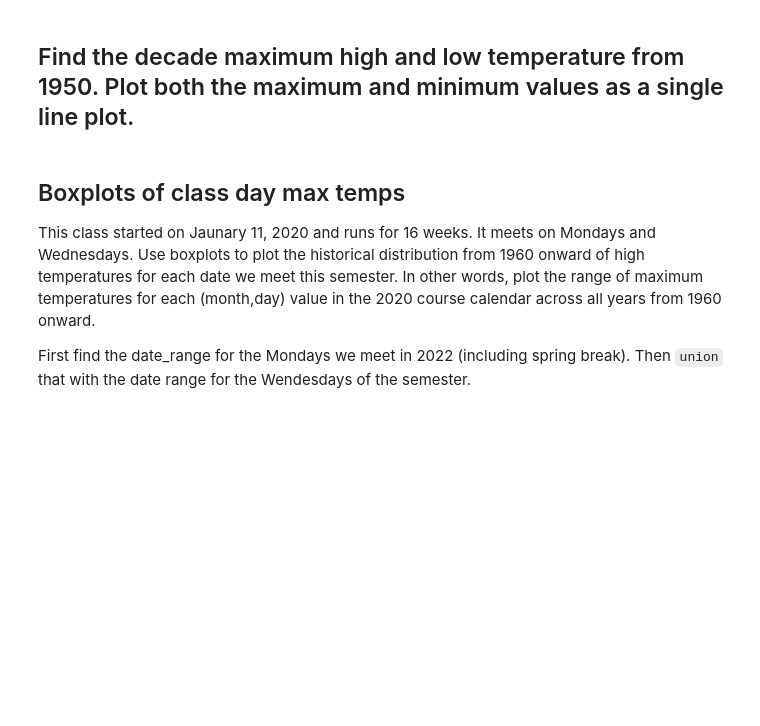
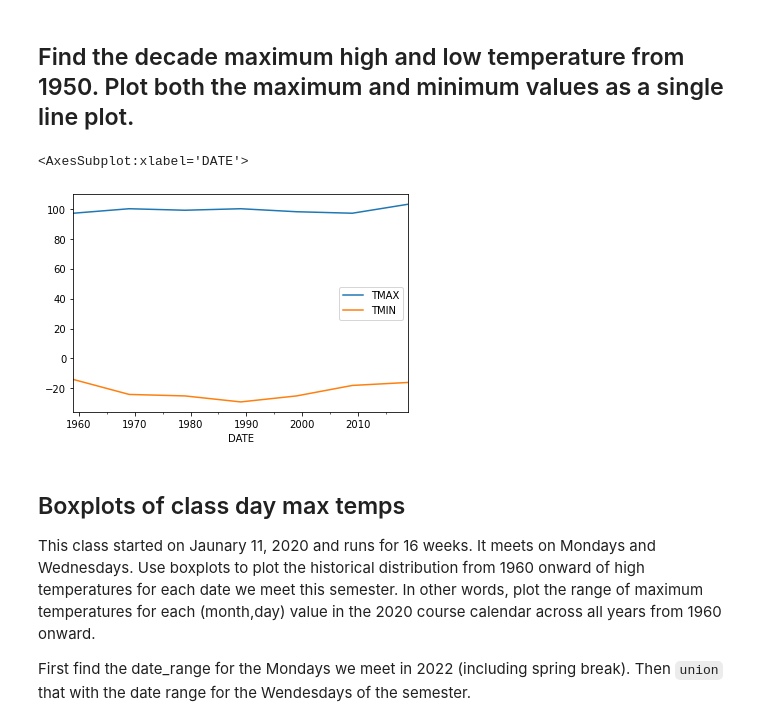
Before and after one commit to michaelguel/CSE801A, a Jupyter notebook: 06/Lab06- Time Series and the Weather.ipynb, the cells around one changed output. Drawn from its saved outputs; the diff is of its cells as text; code cells hidden in the pictures; blank space fills up the shorter version.

```diff
--- a/06/Lab06- Time Series and the Weather.ipynb
+++ b/06/Lab06- Time Series and the Weather.ipynb
@@ -46,5 +109,21 @@ Using the same data, create a histogram using seaborn's `histplot` method.
 # %% [markdown]
 ## Find the decade maximum high and low temperature from 1950.  Plot both the maximum and minimum values as a single line plot.
+# %%
+# max_10yr = ln_wx.loc['1950':].resample('10A')['TMAX'].max()
+# min_10yr = ln_wx.loc['1950':].resample('10A')['TMIN'].min()
+#sns.lineplot(x=max_10yr.index,y=max_10yr, color='red',label = 'Decade Max')
+#sns.lineplot(x=min_10yr.index,y=min_10yr, color='blue',label = 'Decade Min')
+#
+
+fn_wx = 'LAN-WX.csv'
+ln_wx = pd.read_csv(fn_wx, index_col=False)[['DATE','TMAX','TMIN']]
+ln_wx['DATE'] = pd.to_datetime(ln_wx['DATE'])
+ln_wx.set_index('DATE', inplace=True)
+ln_wx.set_index(ln_wx.index.to_period('D'), inplace=True)
+ln_wx.resample('10A').agg({'TMAX':'max','TMIN':'min'}).plot()
+# %% [output]
+<AxesSubplot:xlabel='DATE'>
+[figure, added]
 # %% [markdown]
 ## Boxplots of class day max temps
 
```
Also changed, not shown: parts of 9 cells of this notebook, 1 other file.
